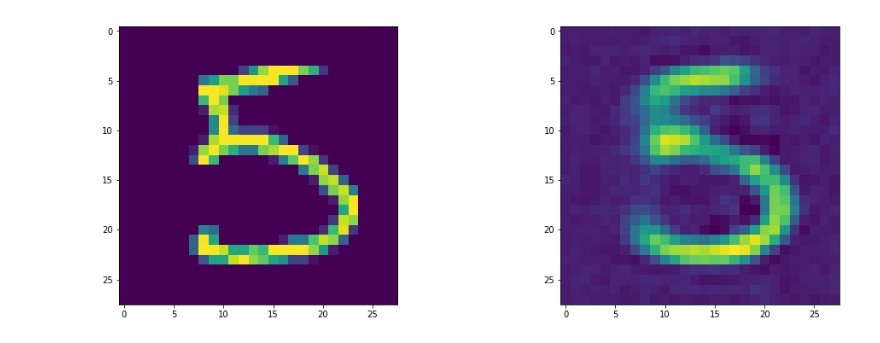
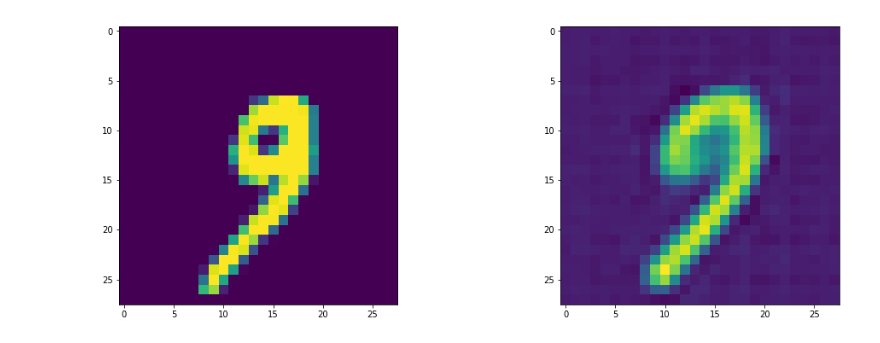
Before and after one commit to gergely-flamich/VAE-Zoo, a Jupyter notebook: code_v2/2-Stage VAEs.ipynb, the cells around one changed output. Saved outputs shown, nothing was run; the diff lists cells and outputs as text; code cells hidden in the pictures.

Commit message:
2 stage VAE works, needs cleaning up and more testing

```diff
--- a/code_v2/2-Stage VAEs.ipynb
+++ b/code_v2/2-Stage VAEs.ipynb
@@ -205,11 +355,11 @@ MODEL_DIR = "/tmp/2-stage-vae-v3/"
 config = {
         "num_training_examples": 60000,
         "batch_size": 250,
-        "num_epochs": 10,
-        "num_epochs_stage_2": 5,
+        "num_epochs": 20,
+        "num_epochs_stage_2": 100,
 
         "beta1": 0.1,
-        "beta2": 0.1,
+        "beta2": 1.,
         "warmup": 10.,
 
         "learning_rate": 1e-3,
@@ -327,20 +574,25 @@ First Stage Training Complete!
 # %%
-idx = 15
+idx = 1000
 
 im = eval_data[idx:idx + 1]
-z = vae.encoder(mnist_parse_fn(im), training=False)
+z_1 = manifold_vae.encoder(mnist_parse_fn(im), training=False)
+z_2 = measure_vae.encoder(z_1)
+#z_2 = measure_vae.posterior.sample()
 # z = tf.ones((1, 64))
-# z = vae.posterior.sample()
-
-rec_im = vae.decoder(z, training=False)
+#z = vae.posterior.sample()
+z = measure_vae.decoder(z_2)
+#print(z_2)
+#print(z_1)
+#print(z)
+rec_im = manifold_vae.decoder(z, training=False)
 
 plt.figure(figsize=(17, 6))
 plt.subplot(121)
 plt.imshow(im[0])
 
 plt.subplot(122)
 plt.imshow(tf.squeeze(rec_im))
 
 plt.show()
 # %% [output]
-[figure, old version]
+[figure, new version]
```
Also changed, not shown: parts of 3 cells of this notebook, 1 other file.
